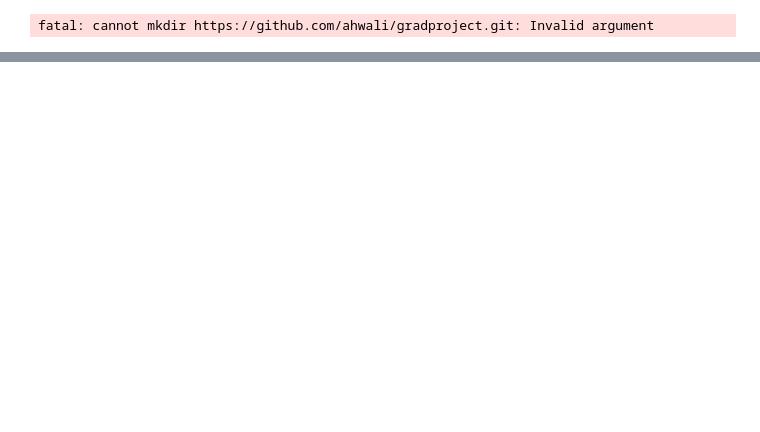
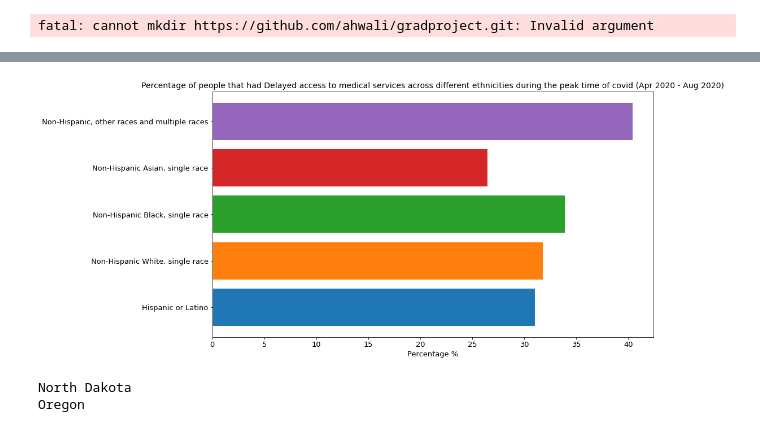
Before and after one commit to ahwali/gradproject, a Jupyter notebook: graduate project/COVID_dataset.ipynb, the cells around one changed output, grey strips where cells are left out. Saved outputs shown, nothing was run; the diff lists cells and outputs as text; code cells hidden in the pictures; blank space fills up the shorter version.

```diff
--- a/graduate project/COVID_dataset.ipynb
+++ b/graduate project/COVID_dataset.ipynb
@@ -40,0 +36,3 @@ C:\Users\ahwal\Desktop\Classes\DS200\graduate project
+# %%
+df_ins = pd.read_csv('nchs_covid_health_insurance_coverage.csv')
+df_access = pd.read_csv('nchs_covid_reduced_access_to_health_care.csv')
@@ -40,0 +52,3 @@ C:\Users\ahwal\Desktop\Classes\DS200\graduate project
+# %%
+df_access = df_access.dropna(subset=['Value'])
+df_access['Value'].isna().any()
@@ -40,0 +62,4 @@ C:\Users\ahwal\Desktop\Classes\DS200\graduate project
+# %%
+df_access_Delayed = df_access[df_access['Indicator']=='Delayed Medical Care, Last 4 Weeks']
+df_access_Didnot = df_access[df_access['Indicator']=='Did Not Get Needed Care, Last 4 Weeks']
+df_access_Delayed_Didnot = df_access[df_access['Indicator']=='Delayed or Did Not Get Care, Last 4 Weeks']
@@ -40,0 +122,3 @@ C:\Users\ahwal\Desktop\Classes\DS200\graduate project
+# %%
+Subgroups = df_access_Delayed[df_access_Delayed.Group=='By Race/Hispanic ethnicity'].Subgroup.unique()
+Subgroups
@@ -40,0 +137,28 @@ C:\Users\ahwal\Desktop\Classes\DS200\graduate project
+# %%
+plt.figure(figsize=(14,8))
+for sub in Subgroups:
+    plt.barh(y=sub, width=np.mean(df_access_Didnot[df_access_Didnot['Subgroup']==sub]['Value'][:13]))
+plt.yticks(fontsize=13)
+plt.xticks(fontsize=13)
+plt.xlabel('Percentage %', fontsize=13)
+plt.title('Percentage of people that had Delayed access to medical services across different ethnicities during the peak time of covid (Apr 2020 - Aug 2020)', fontsize=14)
+plt.show()
+# %% [output]
+[figure, added]
+# %%
+minim = 45
+for state in States[1:]:
+    if np.mean(df_access_Delayed[df_access_Delayed['State']==state]['Value'][:13]) < minim:
+        minim = np.mean(df_access_Delayed[df_access_Delayed['State']==state]['Value'][:13])
+        state_min = state
+maxim = 0
+for state in States[1:]:
+    if np.mean(df_access_Delayed[df_access_Delayed['State']==state]['Value'][:13]) > maxim:
+        maxim = np.mean(df_access_Delayed[df_access_Delayed['State']==state]['Value'][:13])
+        state_max = state
+
+print(state_min)
+print(state_max)
+# %% [output]
+North Dakota
+Oregon
```
Also changed, not shown: parts of 23 cells of this notebook.
